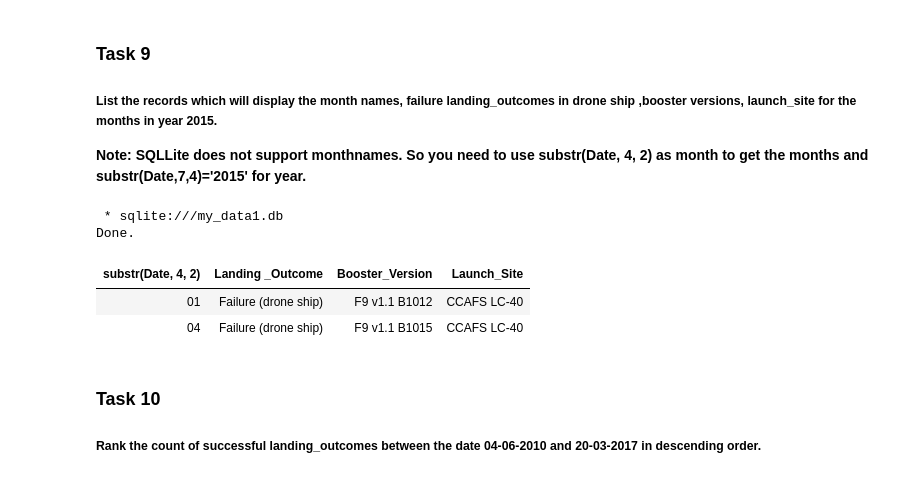
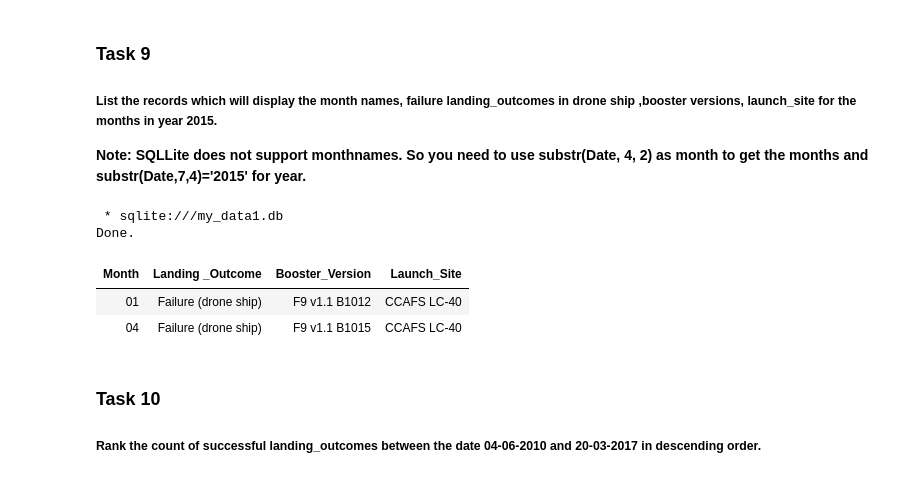
Before and after one commit to JoelmirDias/IBM_Coursera, a Jupyter notebook: jupyter_labs_eda_sql_coursera_sqllite.ipynb, the cells around one changed output. Cells and saved outputs as stored; diff of their text form; code cells hidden in the pictures.

```diff
--- a/jupyter_labs_eda_sql_coursera_sqllite.ipynb
+++ b/jupyter_labs_eda_sql_coursera_sqllite.ipynb
@@ -257,12 +257,12 @@ Done.
 **Note: SQLLite does not support monthnames. So you need to use  substr(Date, 4, 2) as month to get the months and substr(Date,7,4)='2015' for year.**
 # %%
 %%sql
-SELECT substr(Date, 4, 2),"Landing _Outcome", Booster_Version, Launch_Site FROM SPACEXTBL
+SELECT substr(Date, 4, 2) as Month  ,"Landing _Outcome", Booster_Version, Launch_Site FROM SPACEXTBL
 WHERE substr(Date,7,4)='2015' AND "Landing _Outcome" like '%failure%'
 # %% [output]
  * sqlite:///my_data1.db
 Done.
-| substr(Date, 4, 2) | Landing _Outcome | Booster_Version | Launch_Site |
+| Month | Landing _Outcome | Booster_Version | Launch_Site |
 | 01 | Failure (drone ship) | F9 v1.1 B1012 | CCAFS LC-40 |
 | 04 | Failure (drone ship) | F9 v1.1 B1015 | CCAFS LC-40 |
 # %% [markdown]
```
Also changed, not shown: parts of 6 cells of this notebook.
